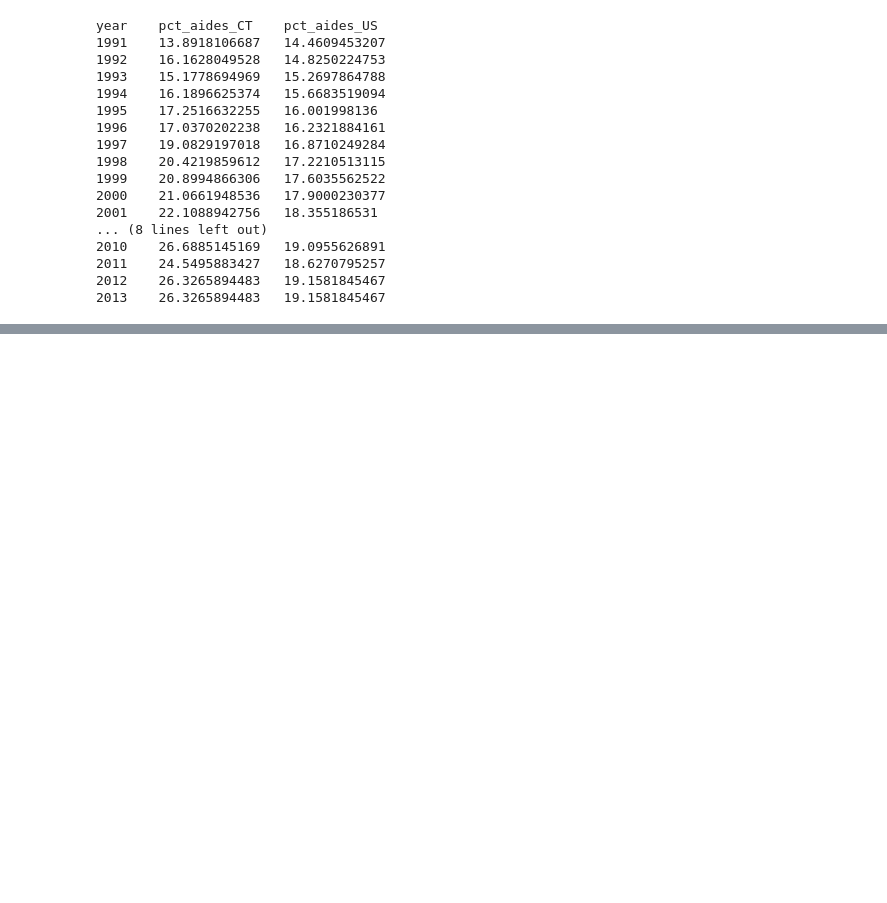
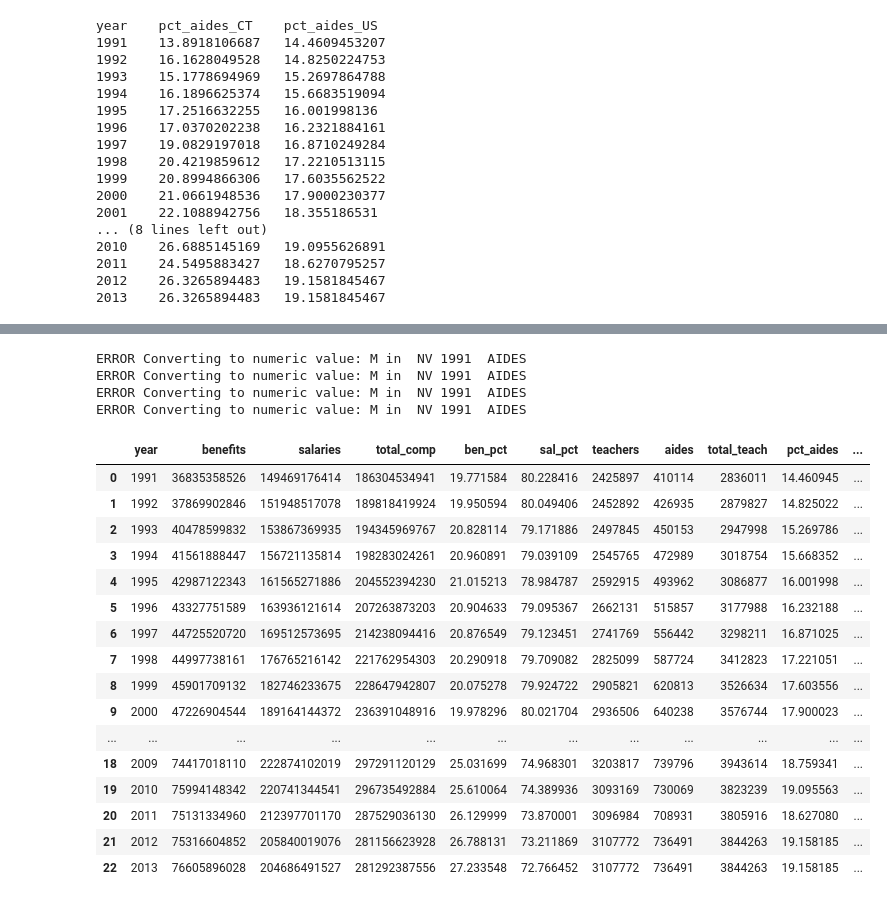
Before and after one commit to trendct/data, a Jupyter notebook: 2016/07/educator-compensation/CCD Teacher Compensation - cleaned up.ipynb, the cells around one changed output, grey strips where cells are left out. Cells and saved outputs as stored; diff of their text form; code cells hidden in the pictures; blank space fills up the shorter version.

```diff
--- a/2016/07/educator-compensation/CCD Teacher Compensation - cleaned up.ipynb
+++ b/2016/07/educator-compensation/CCD Teacher Compensation - cleaned up.ipynb
@@ -1260,0 +1307,25 @@ year    pct_aides_CT    pct_aides_US
+# %%
+us_combo_timeline = combo_timeline (postals())
+us_combo_timeline
+# %% [output]
+ERROR Converting to numeric value: M in  NV 1991  AIDES
+ERROR Converting to numeric value: M in  NV 1991  AIDES
+ERROR Converting to numeric value: M in  NV 1991  AIDES
+ERROR Converting to numeric value: M in  NV 1991  AIDES
+|  | year | benefits | salaries | total_comp | ben_pct | sal_pct | teachers | aides | total_teach | pct_aides | ... |
+| 0 | 1991 | 36835358526 | 149469176414 | 186304534941 | 19.771584 | 80.228416 | 2425897 | 410114 | 2836011 | 14.460945 | ... |
+| 1 | 1992 | 37869902846 | 151948517078 | 189818419924 | 19.950594 | 80.049406 | 2452892 | 426935 | 2879827 | 14.825022 | ... |
+| 2 | 1993 | 40478599832 | 153867369935 | 194345969767 | 20.828114 | 79.171886 | 2497845 | 450153 | 2947998 | 15.269786 | ... |
+| 3 | 1994 | 41561888447 | 156721135814 | 198283024261 | 20.960891 | 79.039109 | 2545765 | 472989 | 3018754 | 15.668352 | ... |
+| 4 | 1995 | 42987122343 | 161565271886 | 204552394230 | 21.015213 | 78.984787 | 2592915 | 493962 | 3086877 | 16.001998 | ... |
+| 5 | 1996 | 43327751589 | 163936121614 | 207263873203 | 20.904633 | 79.095367 | 2662131 | 515857 | 3177988 | 16.232188 | ... |
+| 6 | 1997 | 44725520720 | 169512573695 | 214238094416 | 20.876549 | 79.123451 | 2741769 | 556442 | 3298211 | 16.871025 | ... |
+| 7 | 1998 | 44997738161 | 176765216142 | 221762954303 | 20.290918 | 79.709082 | 2825099 | 587724 | 3412823 | 17.221051 | ... |
+| 8 | 1999 | 45901709132 | 182746233675 | 228647942807 | 20.075278 | 79.924722 | 2905821 | 620813 | 3526634 | 17.603556 | ... |
+| 9 | 2000 | 47226904544 | 189164144372 | 236391048916 | 19.978296 | 80.021704 | 2936506 | 640238 | 3576744 | 17.900023 | ... |
+| ... | ... | ... | ... | ... | ... | ... | ... | ... | ... | ... | ... |
+| 18 | 2009 | 74417018110 | 222874102019 | 297291120129 | 25.031699 | 74.968301 | 3203817 | 739796 | 3943614 | 18.759341 | ... |
+| 19 | 2010 | 75994148342 | 220741344541 | 296735492884 | 25.610064 | 74.389936 | 3093169 | 730069 | 3823239 | 19.095563 | ... |
+| 20 | 2011 | 75131334960 | 212397701170 | 287529036130 | 26.129999 | 73.870001 | 3096984 | 708931 | 3805916 | 18.627080 | ... |
+| 21 | 2012 | 75316604852 | 205840019076 | 281156623928 | 26.788131 | 73.211869 | 3107772 | 736491 | 3844263 | 19.158185 | ... |
+| 22 | 2013 | 76605896028 | 204686491527 | 281292387556 | 27.233548 | 72.766452 | 3107772 | 736491 | 3844263 | 19.158185 | ... |
```
Also changed, not shown: parts of 27 cells of this notebook, 2 other files.
